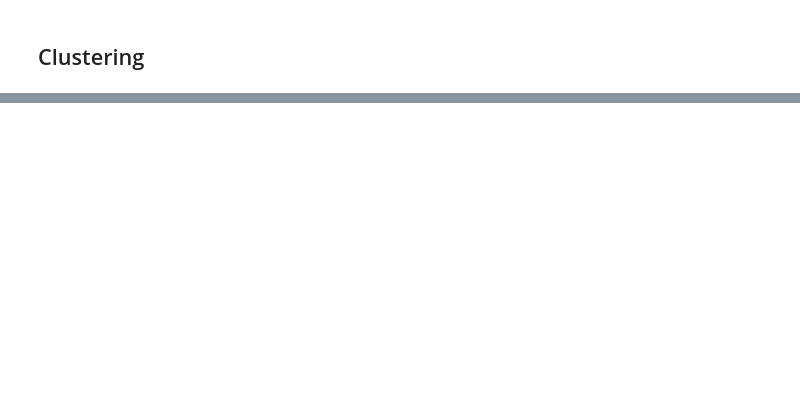
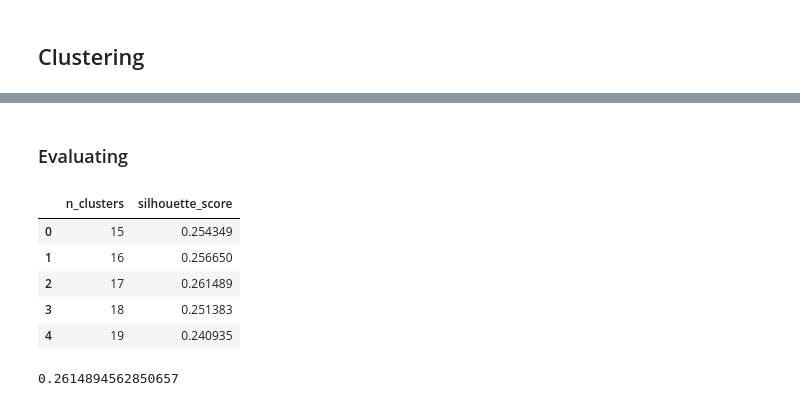
Before and after one commit to RMExe/Clustersong, a Jupyter notebook: code/03-clustering.ipynb, the cells around one changed output, grey strips where cells are left out. Saved outputs shown, nothing was run; the diff lists cells and outputs as text; code cells hidden in the pictures; blank space fills up the shorter version.

```diff
--- a/code/03-clustering.ipynb
+++ b/code/03-clustering.ipynb
@@ -68,0 +136,31 @@ agg_cluster.fit(X_sc)
+# %%
+clusters_to_try = [i for i in range(15,45)]
+fitted_clusterers = []
+cluster_labels = []
+silhouette_scores = []
+
+for n_clusters in clusters_to_try:
+    agc_i = AgglomerativeClustering(n_clusters=n_clusters ,connectivity=connectivity, linkage="ward")
+    agc_i.fit(X_sc)
+    cluster_labels.append(agc_i.labels_)
+    fitted_clusterers.append(agc_i.labels_)
+    silhouette_scores.append(silhouette_score(X_sc,
+                                              agc_i.labels_,
+                                              sample_size=30000, #Necessary to avoid a Memory Error!  Adjust this line if still too much.
+                                              random_state=20191505))
+# %% [markdown]
+### Evaluating
+# %%
+cluster_scores = pd.DataFrame({"n_clusters" : clusters_to_try, "silhouette_score" : silhouette_scores})
+cluster_scores.head()
+# %% [output]
+|  | n_clusters | silhouette_score |
+| 0 | 15 | 0.254349 |
+| 1 | 16 | 0.256650 |
+| 2 | 17 | 0.261489 |
+| 3 | 18 | 0.251383 |
+| 4 | 19 | 0.240935 |
+# %%
+silhouette_scores[2]
+# %% [output]
+0.2614894562850657
```
Also changed, not shown: parts of 25 cells of this notebook, 1 other file.
